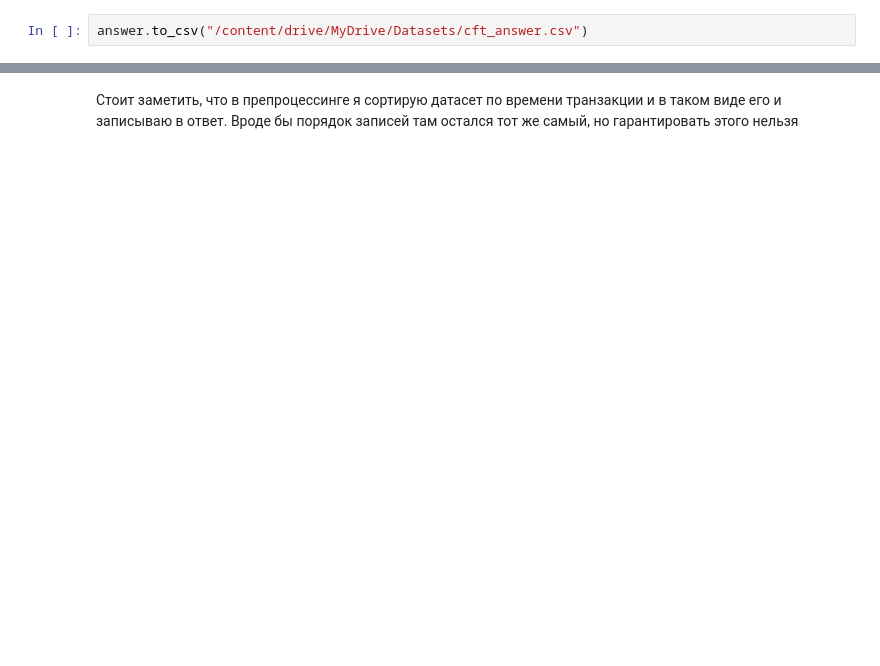
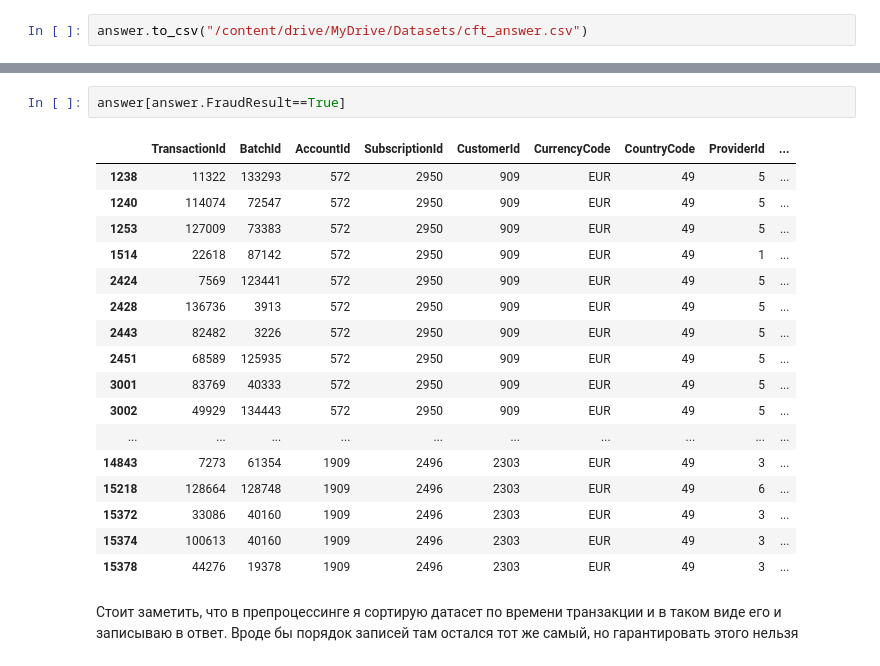
Before and after one commit to ALYAMBR/Notebooks, a Jupyter notebook: CFT_test_task.ipynb, the cells around one changed output, grey strips where cells are left out. Cells and saved outputs as stored; diff of their text form; blank space fills up the shorter version.

```diff
--- a/CFT_test_task.ipynb
+++ b/CFT_test_task.ipynb
@@ -1156,2 +1171,22 @@ answer
+# %%
+answer[answer.FraudResult==True]
+# %% [output]
+|  | TransactionId | BatchId | AccountId | SubscriptionId | CustomerId | CurrencyCode | CountryCode | ProviderId | ... |
+| 1238 | 11322 | 133293 | 572 | 2950 | 909 | EUR | 49 | 5 | ... |
+| 1240 | 114074 | 72547 | 572 | 2950 | 909 | EUR | 49 | 5 | ... |
+| 1253 | 127009 | 73383 | 572 | 2950 | 909 | EUR | 49 | 5 | ... |
+| 1514 | 22618 | 87142 | 572 | 2950 | 909 | EUR | 49 | 1 | ... |
+| 2424 | 7569 | 123441 | 572 | 2950 | 909 | EUR | 49 | 5 | ... |
+| 2428 | 136736 | 3913 | 572 | 2950 | 909 | EUR | 49 | 5 | ... |
+| 2443 | 82482 | 3226 | 572 | 2950 | 909 | EUR | 49 | 5 | ... |
+| 2451 | 68589 | 125935 | 572 | 2950 | 909 | EUR | 49 | 5 | ... |
+| 3001 | 83769 | 40333 | 572 | 2950 | 909 | EUR | 49 | 5 | ... |
+| 3002 | 49929 | 134443 | 572 | 2950 | 909 | EUR | 49 | 5 | ... |
+| ... | ... | ... | ... | ... | ... | ... | ... | ... | ... |
+| 14843 | 7273 | 61354 | 1909 | 2496 | 2303 | EUR | 49 | 3 | ... |
+| 15218 | 128664 | 128748 | 1909 | 2496 | 2303 | EUR | 49 | 6 | ... |
+| 15372 | 33086 | 40160 | 1909 | 2496 | 2303 | EUR | 49 | 3 | ... |
+| 15374 | 100613 | 40160 | 1909 | 2496 | 2303 | EUR | 49 | 3 | ... |
+| 15378 | 44276 | 19378 | 1909 | 2496 | 2303 | EUR | 49 | 3 | ... |
 # %% [markdown]
 Стоит заметить, что в препроцессинге я сортирую датасет по времени транзакции и в таком виде его и записываю в ответ. Вроде бы порядок записей там остался тот же самый, но гарантировать этого нельзя
```
Also changed, not shown: parts of 8 cells of this notebook.
